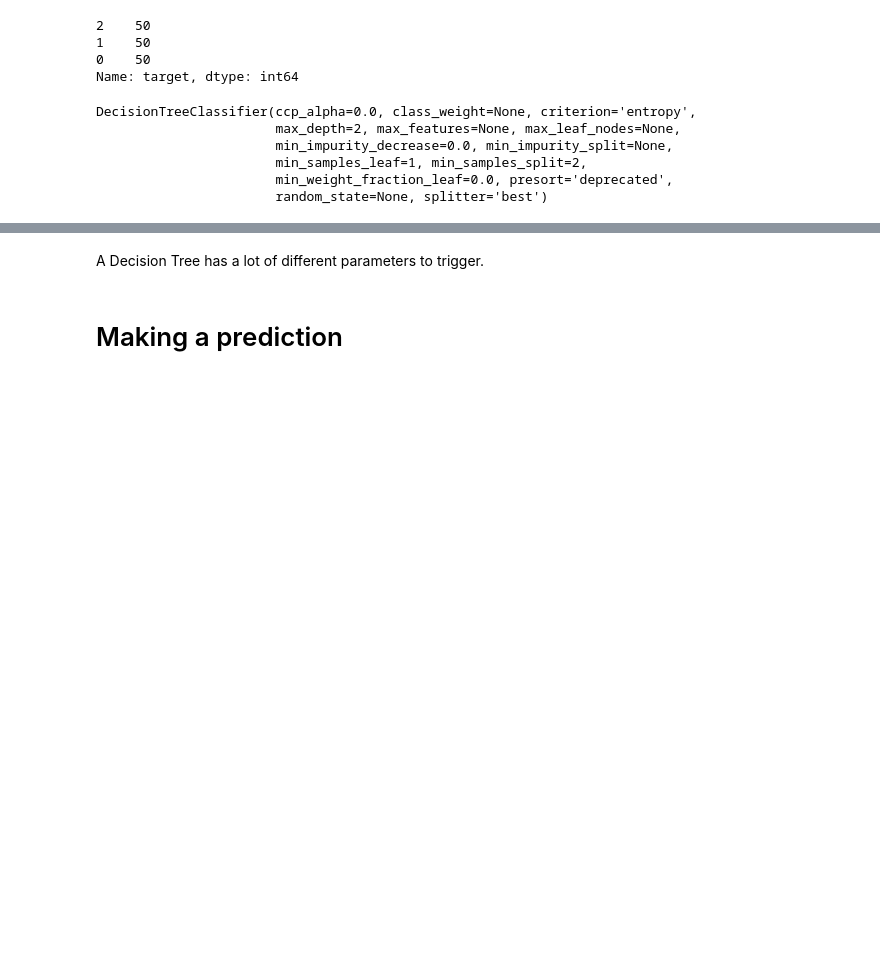
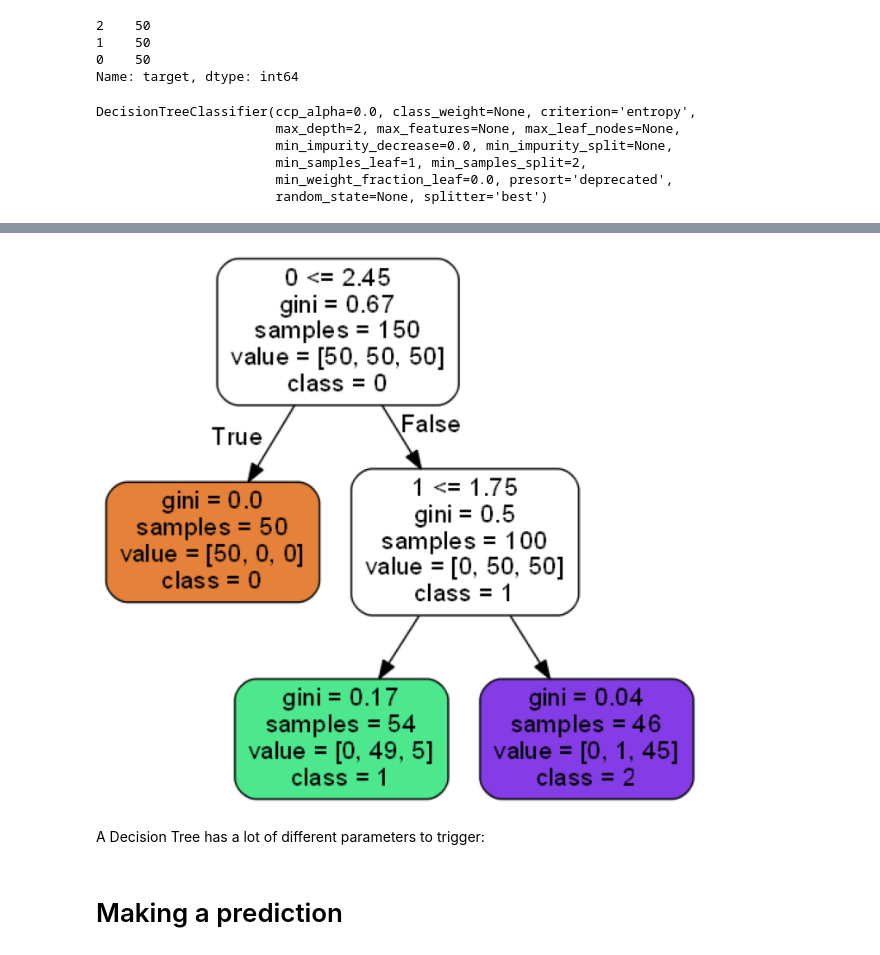
Before and after one commit to iubh/DLMDSML01, a Jupyter notebook: Q_A_Sessions/05_decision_trees_ensemble_methods/05_decision_trees_and_random_forests.ipynb, the cells around one changed output, grey strips where cells are left out. Cells and saved outputs as stored; diff of their text form; code cells hidden in the pictures; blank space fills up the shorter version.

```diff
--- a/Q_A_Sessions/05_decision_trees_ensemble_methods/05_decision_trees_and_random_forests.ipynb
+++ b/Q_A_Sessions/05_decision_trees_ensemble_methods/05_decision_trees_and_random_forests.ipynb
@@ -83,6 +102,12 @@ ax = treeplot.plot(tree_clf, plottype='vertical')
 [figure]
+# %%
+tree_clf = DecisionTreeClassifier(max_depth = 2, criterion='gini')
+tree_clf.fit(X, y)
+ax = treeplot.plot(tree_clf, plottype='vertical')
+# %% [output]
+[figure, added]
 # %% [markdown]
-A Decision Tree has a lot of different parameters to trigger.
+A Decision Tree has a lot of different parameters to trigger:
 # %%
 ?DecisionTreeClassifier
 # %% [markdown]
```
Also changed, not shown: parts of 14 cells of this notebook, 4 other files.
